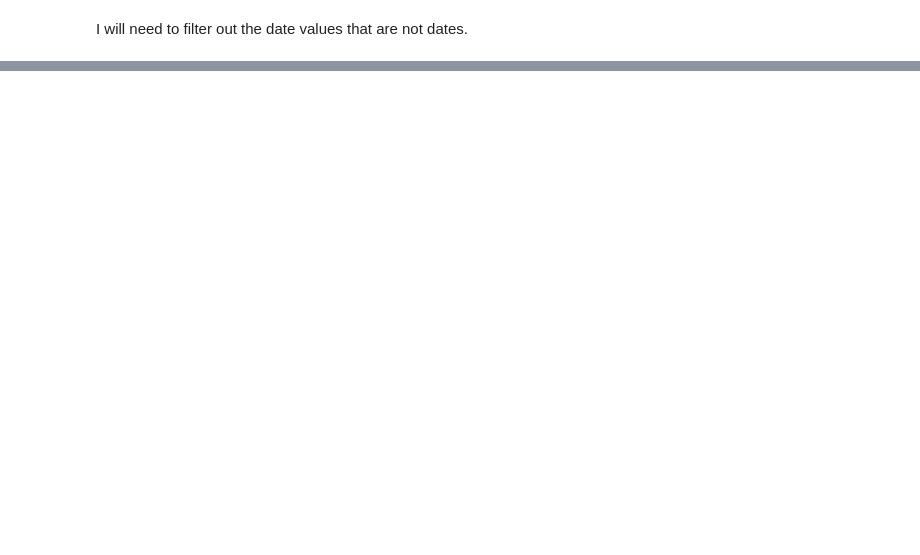
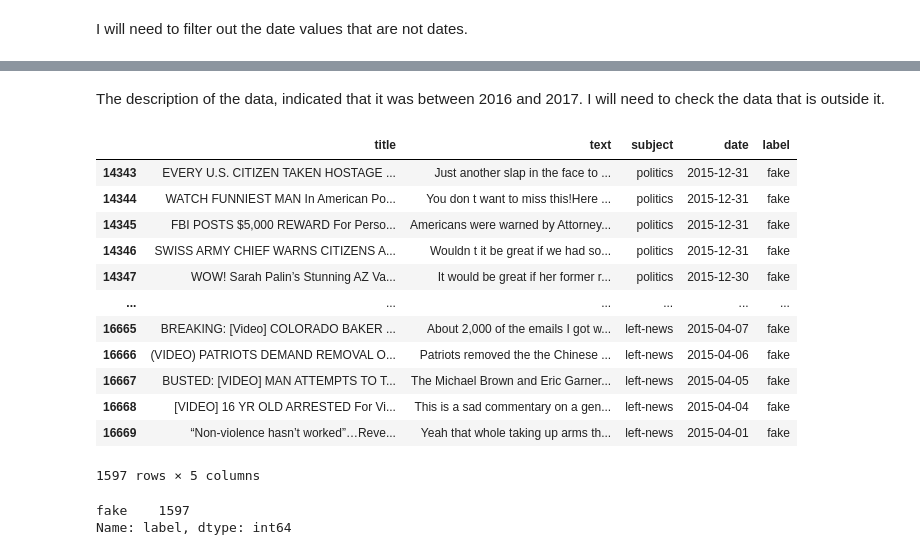
Before and after one commit to merb92/fake-news-classification, a Jupyter notebook: notebooks/eda.ipynb, the cells around one changed output, grey strips where cells are left out. Saved outputs shown, nothing was run; the diff lists cells and outputs as text; code cells hidden in the pictures; blank space fills up the shorter version.

Commit message:
Review and Filter by date field

```diff
--- a/notebooks/eda.ipynb
+++ b/notebooks/eda.ipynb
@@ -337,2 +365,18 @@ Not all date values are dates.
 # %% [markdown]
 I will need to filter out the date values that are not dates.
+# %%
+def not_a_date(string):
+    """
+    Check if the input string can be converted to a date.
+
+    Return:
+    True if it is not a date
+    False if it is a date
+    """
+    try:
+        date = pd.to_datetime(string)
+        return False
+    except ValueError:
+        return True
+# %%
+df_bad_dates = df_clean[df_clean['date'].apply(not_a_date)]
@@ -338,0 +397,2 @@ I will need to filter out the date values that are not dates.
+# %%
+df_clean = df_clean.drop(df_bad_dates.index)
@@ -338,0 +401,5 @@ I will need to filter out the date values that are not dates.
+# %%
+try:
+    df_clean['date'] = pd.to_datetime(df_clean['date'])
+except ValueError:
+    print('Not all date values are dates.')
@@ -338,0 +418,24 @@ I will need to filter out the date values that are not dates.
+# %% [markdown]
+The description of the data, indicated that it was between 2016 and 2017.  I will need to check the data that is outside it.
+# %%
+df_early = df_clean[df_clean.date < pd.to_datetime('2016-01-01')]
+df_early
+# %% [output]
+|  | title | text | subject | date | label |
+| 14343 | EVERY U.S. CITIZEN TAKEN HOSTAGE ... | Just another slap in the face to ... | politics | 2015-12-31 | fake |
+| 14344 | WATCH FUNNIEST MAN In American Po... | You don t want to miss this!Here ... | politics | 2015-12-31 | fake |
+| 14345 | FBI POSTS $5,000 REWARD For Perso... | Americans were warned by Attorney... | politics | 2015-12-31 | fake |
+| 14346 | SWISS ARMY CHIEF WARNS CITIZENS A... | Wouldn t it be great if we had so... | politics | 2015-12-31 | fake |
+| 14347 | WOW! Sarah Palin’s Stunning AZ Va... | It would be great if her former r... | politics | 2015-12-30 | fake |
+| ... | ... | ... | ... | ... | ... |
+| 16665 | BREAKING: [Video] COLORADO BAKER ... | About 2,000 of the emails I got w... | left-news | 2015-04-07 | fake |
+| 16666 | (VIDEO) PATRIOTS DEMAND REMOVAL O... | Patriots removed the the Chinese ... | left-news | 2015-04-06 | fake |
+| 16667 | BUSTED: [VIDEO] MAN ATTEMPTS TO T... | The Michael Brown and Eric Garner... | left-news | 2015-04-05 | fake |
+| 16668 | [VIDEO] 16 YR OLD ARRESTED For Vi... | This is a sad commentary on a gen... | left-news | 2015-04-04 | fake |
+| 16669 | “Non-violence hasn’t worked”…Reve... | Yeah that whole taking up arms th... | left-news | 2015-04-01 | fake |
+1597 rows × 5 columns
+# %%
+df_early.label.value_counts()
+# %% [output]
+fake    1597
+Name: label, dtype: int64
```
Also changed, not shown: parts of 22 cells of this notebook.
